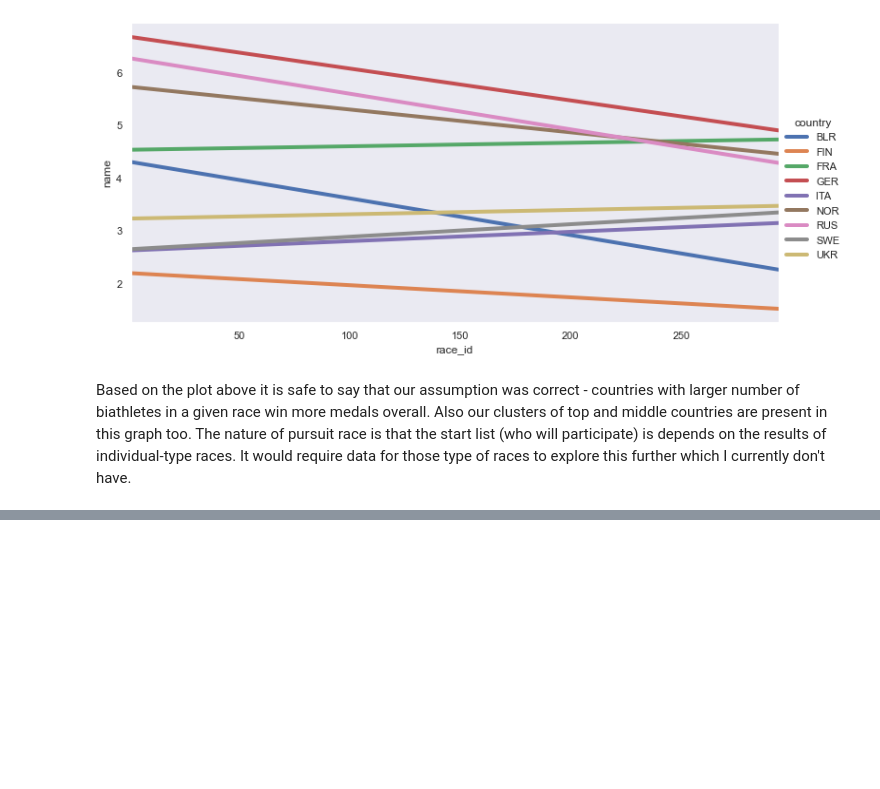
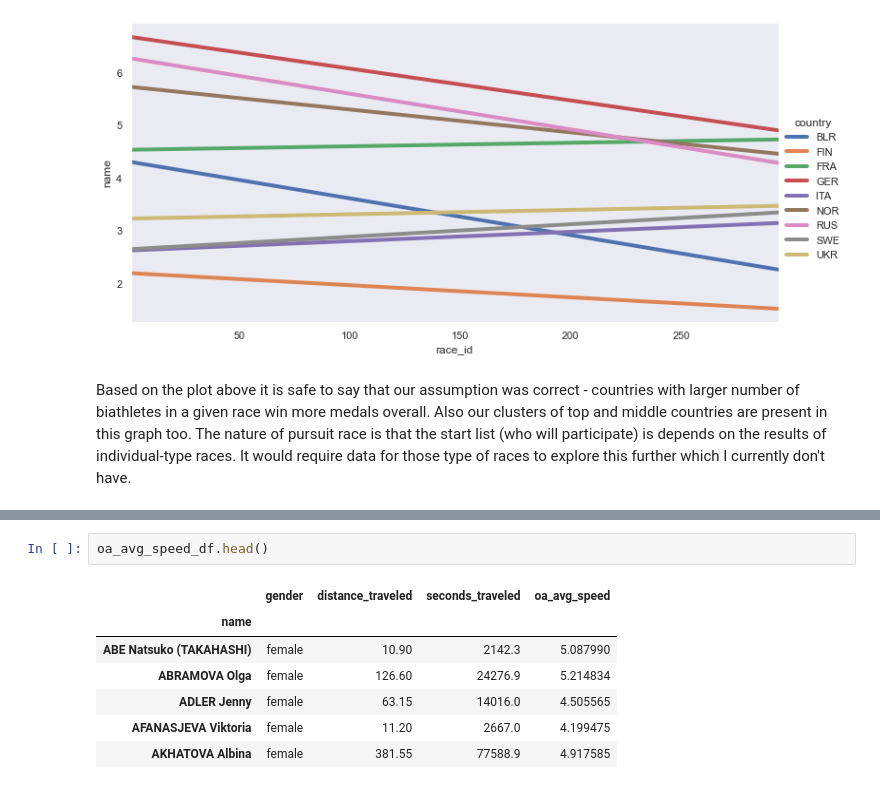
Before and after one commit to iliakhrenov/biathlon_data_analysis, a Jupyter notebook: EDA.ipynb, the cells around one changed output, grey strips where cells are left out. Saved outputs shown, nothing was run; the diff lists cells and outputs as text; blank space fills up the shorter version.

```diff
--- a/EDA.ipynb
+++ b/EDA.ipynb
@@ -438,0 +533,10 @@ sns.scatterplot(data=grouped.loc[grouped['tot_acc'].isna() == False], x='tot_sho
+# %%
+oa_avg_speed_df.head()
+# %% [output]
+|  | gender | distance_traveled | seconds_traveled | oa_avg_speed |
+| name |  |  |  |  |
+| ABE Natsuko (TAKAHASHI) | female | 10.90 | 2142.3 | 5.087990 |
+| ABRAMOVA Olga | female | 126.60 | 24276.9 | 5.214834 |
+| ADLER Jenny | female | 63.15 | 14016.0 | 4.505565 |
+| AFANASJEVA Viktoria | female | 11.20 | 2667.0 | 4.199475 |
+| AKHATOVA Albina | female | 381.55 | 77588.9 | 4.917585 |
```
Also changed, not shown: parts of 30 cells of this notebook.
